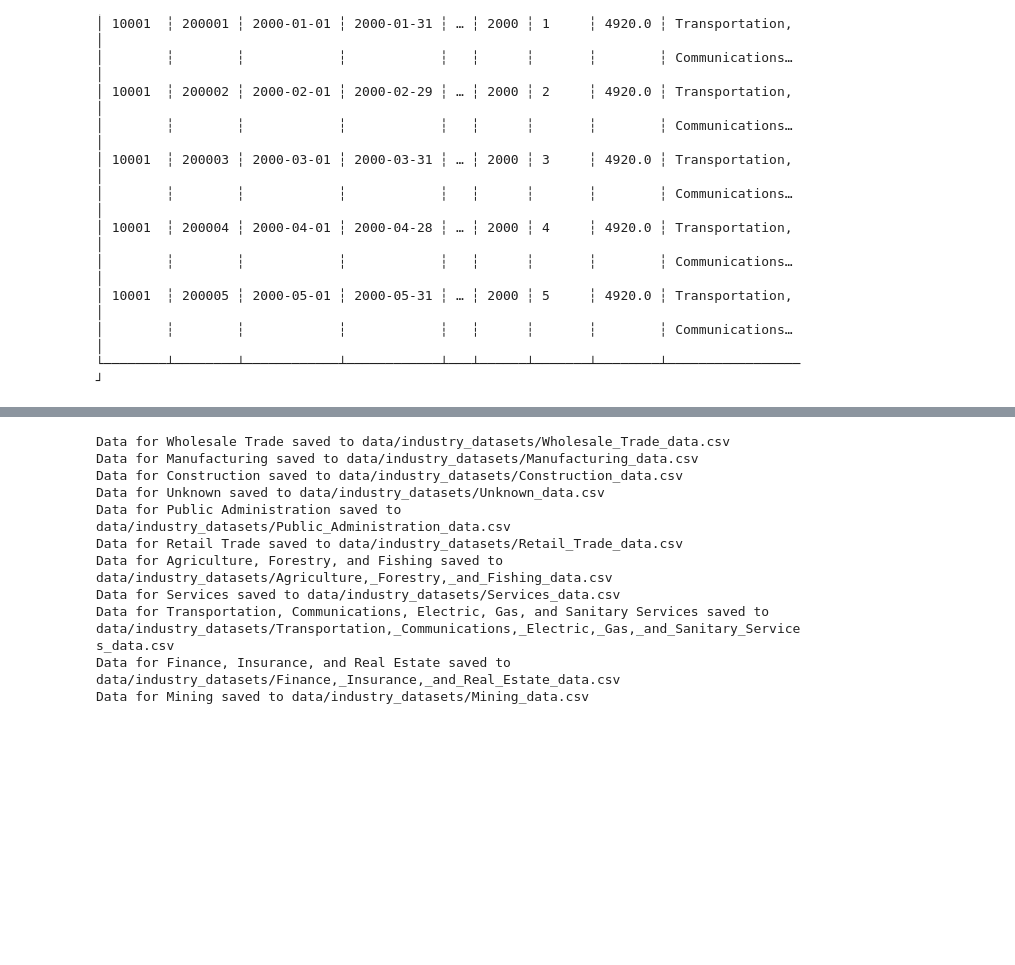
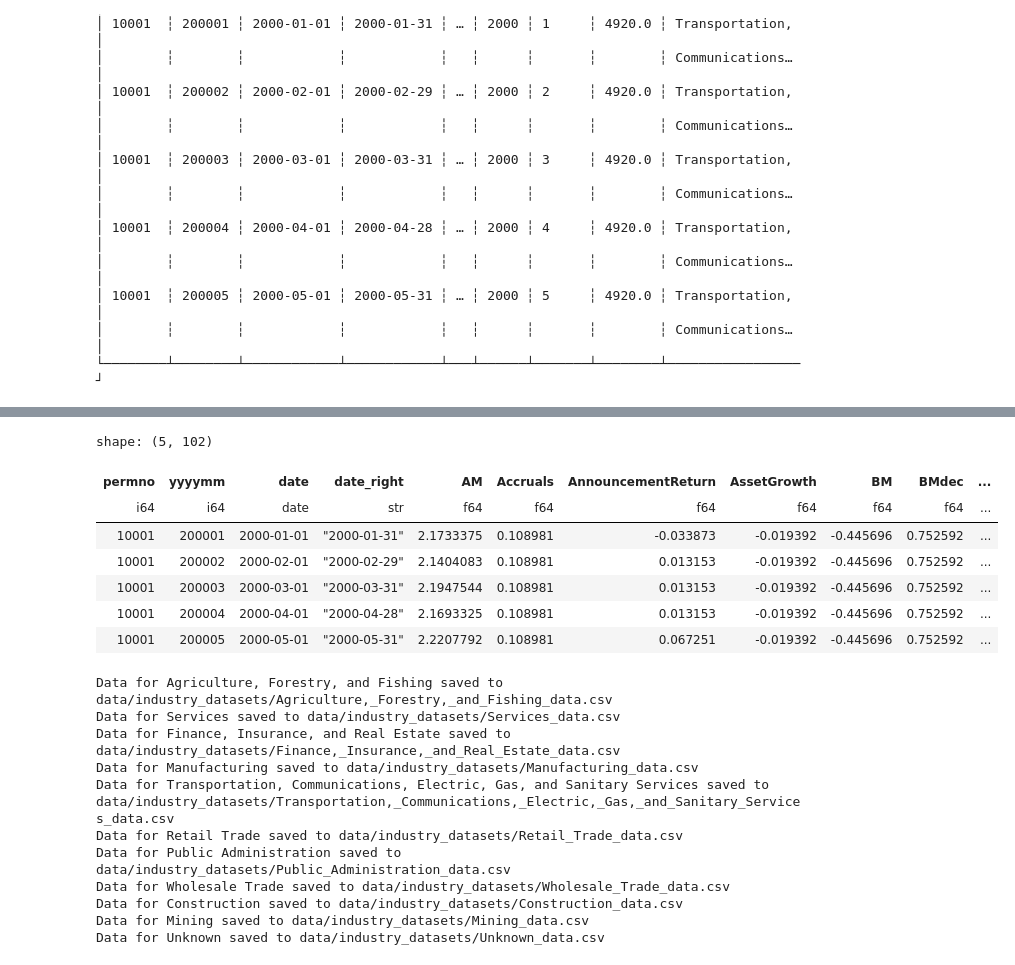
Before and after one commit to NicolasAlmerge/FIN407FinalProject, a Jupyter notebook: Returns.ipynb, the cells around one changed output, grey strips where cells are left out. Drawn from its saved outputs; the diff is of its cells as text; code cells hidden in the pictures; blank space fills up the shorter version.

```diff
--- a/Returns.ipynb
+++ b/Returns.ipynb
@@ -205,4 +205,4 @@ shape: (5, 104)
 │        ┆        ┆            ┆            ┆   ┆      ┆       ┆        ┆ Communications… │
 └────────┴────────┴────────────┴────────────┴───┴──────┴───────┴────────┴─────────────────┘
 # %%
-full_data_reduced.drop("year", "month")
+full_data_reduced=full_data_reduced.drop("year", "month")
@@ -224,3 +209,14 @@ shape: (2_154_726, 102)
+# %%
+full_data_reduced.head()
+# %% [output]
+shape: (5, 102)
+| permno | yyyymm | date | date_right | AM | Accruals | AnnouncementReturn | AssetGrowth | BM | BMdec | ... |
+| i64 | i64 | date | str | f64 | f64 | f64 | f64 | f64 | f64 | ... |
+| 10001 | 200001 | 2000-01-01 | "2000-01-31" | 2.1733375 | 0.108981 | -0.033873 | -0.019392 | -0.445696 | 0.752592 | ... |
+| 10001 | 200002 | 2000-02-01 | "2000-02-29" | 2.1404083 | 0.108981 | 0.013153 | -0.019392 | -0.445696 | 0.752592 | ... |
+| 10001 | 200003 | 2000-03-01 | "2000-03-31" | 2.1947544 | 0.108981 | 0.013153 | -0.019392 | -0.445696 | 0.752592 | ... |
+| 10001 | 200004 | 2000-04-01 | "2000-04-28" | 2.1693325 | 0.108981 | 0.013153 | -0.019392 | -0.445696 | 0.752592 | ... |
+| 10001 | 200005 | 2000-05-01 | "2000-05-31" | 2.2207792 | 0.108981 | 0.067251 | -0.019392 | -0.445696 | 0.752592 | ... |
 # %%
 full_data_reduced.write_csv('data/Industries_all.csv')
 # %%
@@ -235,14 +231,14 @@ for industry in industries:
         industry_data.write_csv(industry_filename)
         print(f"Data for {industry} saved to {industry_filename}")
 # %% [output]
-Data for Wholesale Trade saved to data/industry_datasets/Wholesale_Trade_data.csv
-Data for Manufacturing saved to data/industry_datasets/Manufacturing_data.csv
-Data for Construction saved to data/industry_datasets/Construction_data.csv
-Data for Unknown saved to data/industry_datasets/Unknown_data.csv
-Data for Public Administration saved to data/industry_datasets/Public_Administration_data.csv
-Data for Retail Trade saved to data/industry_datasets/Retail_Trade_data.csv
 Data for Agriculture, Forestry, and Fishing saved to data/industry_datasets/Agriculture,_Forestry,_and_Fishing_data.csv
 Data for Services saved to data/industry_datasets/Services_data.csv
+Data for Finance, Insurance, and Real Estate saved to data/industry_datasets/Finance,_Insurance,_and_Real_Estate_data.csv
+Data for Manufacturing saved to data/industry_datasets/Manufacturing_data.csv
 Data for Transportation, Communications, Electric, Gas, and Sanitary Services saved to data/industry_datasets/Transportation,_Communications,_Electric,_Gas,_and_Sanitary_Services_data.csv
-Data for Finance, Insurance, and Real Estate saved to data/industry_datasets/Finance,_Insurance,_and_Real_Estate_data.csv
+Data for Retail Trade saved to data/industry_datasets/Retail_Trade_data.csv
+Data for Public Administration saved to data/industry_datasets/Public_Administration_data.csv
+Data for Wholesale Trade saved to data/industry_datasets/Wholesale_Trade_data.csv
+Data for Construction saved to data/industry_datasets/Construction_data.csv
 Data for Mining saved to data/industry_datasets/Mining_data.csv
+Data for Unknown saved to data/industry_datasets/Unknown_data.csv
```
Also changed, not shown: parts of 4 cells of this notebook.
